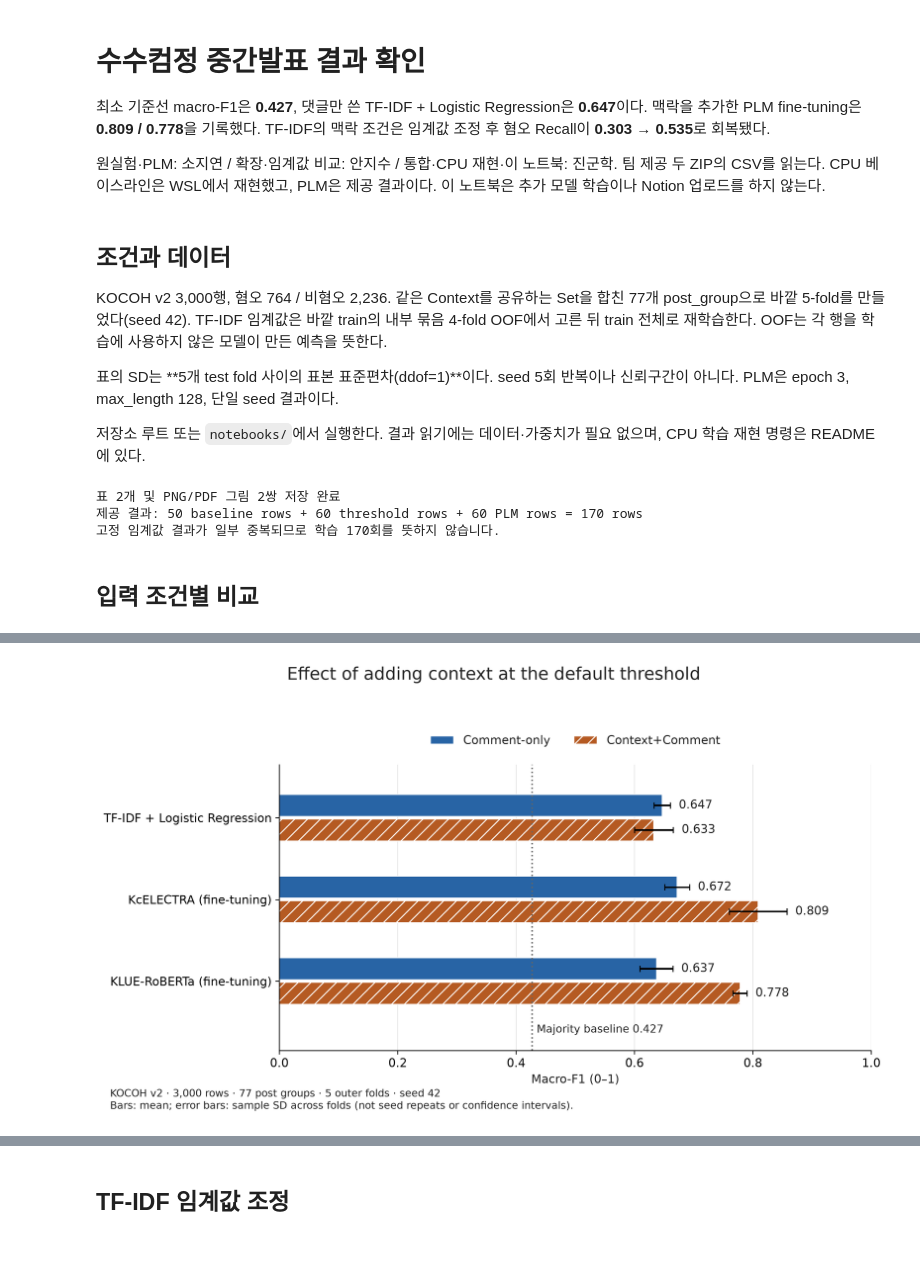
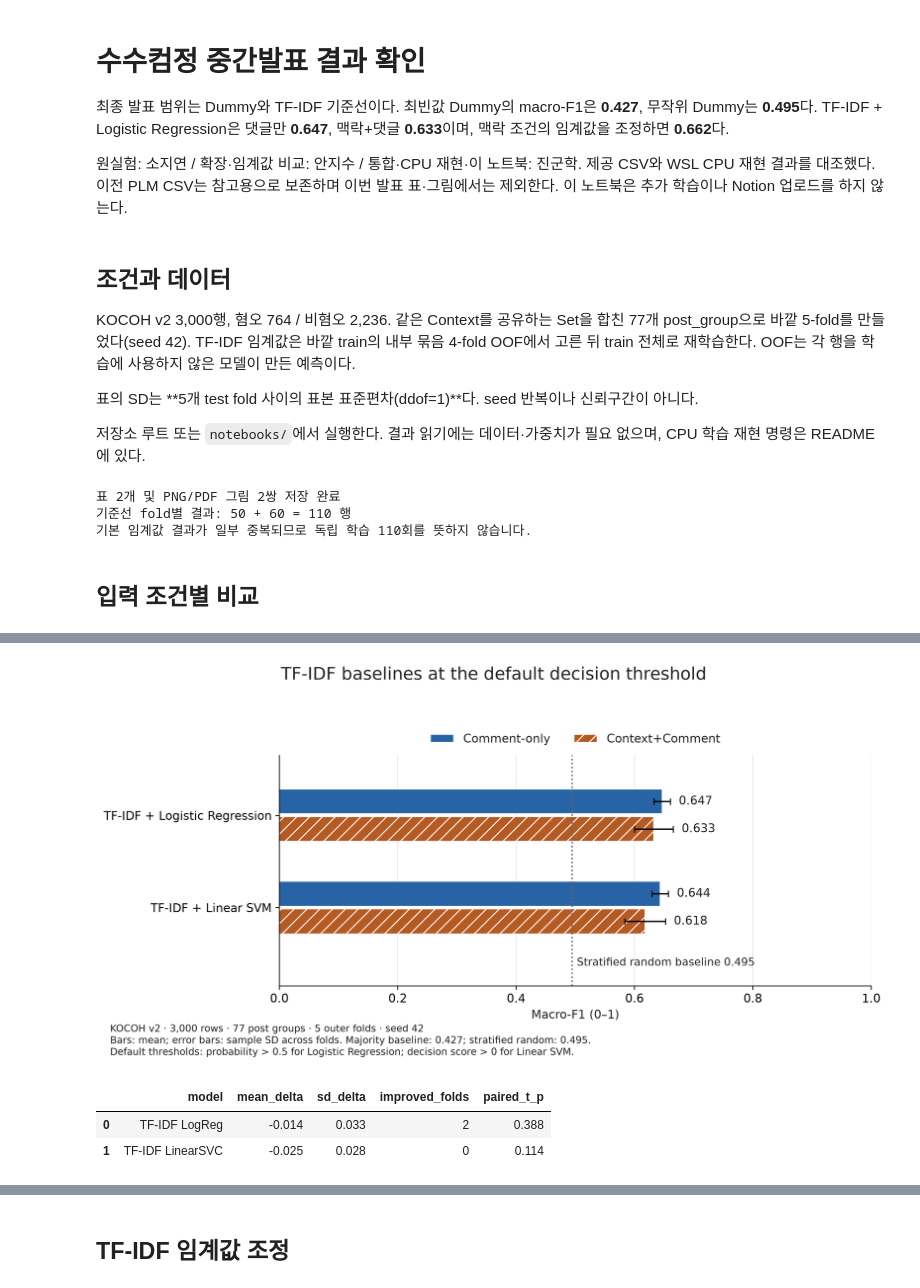
Before and after one commit to contra333/bda_teamproject, a Jupyter notebook: notebooks/w9_midterm_자동화.ipynb, the cells around one changed output, grey strips where cells are left out. Drawn from its saved outputs; the diff is of its cells as text; code cells hidden in the pictures; blank space fills up the shorter version.

```diff
--- a/notebooks/w9_midterm_자동화.ipynb
+++ b/notebooks/w9_midterm_자동화.ipynb
@@ -1,22 +1,23 @@
 # %% [markdown]
 # 수수컴정 중간발표 결과 확인
 
-최소 기준선 macro-F1은 **0.427**, 댓글만 쓴 TF-IDF + Logistic Regression은 **0.647**이다. 맥락을 추가한 PLM fine-tuning은 **0.809 / 0.778**을 기록했다. TF-IDF의 맥락 조건은 임계값 조정 후 혐오 Recall이 **0.303 → 0.535**로 회복됐다.
+최종 발표 범위는 Dummy와 TF-IDF 기준선이다. 최빈값 Dummy의 macro-F1은 **0.427**, 무작위 Dummy는 **0.495**다. TF-IDF + Logistic Regression은 댓글만 **0.647**, 맥락+댓글 **0.633**이며, 맥락 조건의 임계값을 조정하면 **0.662**다.
 
-원실험·PLM: 소지연 / 확장·임계값 비교: 안지수 / 통합·CPU 재현·이 노트북: 진군학.
-팀 제공 두 ZIP의 CSV를 읽는다. CPU 베이스라인은 WSL에서 재현했고, PLM은 제공 결과이다. 이 노트북은 추가 모델 학습이나 Notion 업로드를 하지 않는다.
+원실험: 소지연 / 확장·임계값 비교: 안지수 / 통합·CPU 재현·이 노트북: 진군학.
+제공 CSV와 WSL CPU 재현 결과를 대조했다. 이전 PLM CSV는 참고용으로 보존하며 이번 발표 표·그림에서는 제외한다. 이 노트북은 추가 학습이나 Notion 업로드를 하지 않는다.
 # %% [markdown]
 ## 조건과 데이터
 
-KOCOH v2 3,000행, 혐오 764 / 비혐오 2,236. 같은 Context를 공유하는 Set을 합친 77개 post_group으로 바깥 5-fold를 만들었다(seed 42). TF-IDF 임계값은 바깥 train의 내부 묶음 4-fold OOF에서 고른 뒤 train 전체로 재학습한다. OOF는 각 행을 학습에 사용하지 않은 모델이 만든 예측을 뜻한다.
+KOCOH v2 3,000행, 혐오 764 / 비혐오 2,236. 같은 Context를 공유하는 Set을 합친 77개 post_group으로 바깥 5-fold를 만들었다(seed 42). TF-IDF 임계값은 바깥 train의 내부 묶음 4-fold OOF에서 고른 뒤 train 전체로 재학습한다. OOF는 각 행을 학습에 사용하지 않은 모델이 만든 예측이다.
 
-표의 SD는 **5개 test fold 사이의 표본 표준편차(ddof=1)**이다. seed 5회 반복이나 신뢰구간이 아니다. PLM은 epoch 3, max_length 128, 단일 seed 결과이다.
+표의 SD는 **5개 test fold 사이의 표본 표준편차(ddof=1)**다. seed 반복이나 신뢰구간이 아니다.
 
 저장소 루트 또는 `notebooks/`에서 실행한다. 결과 읽기에는 데이터·가중치가 필요 없으며, CPU 학습 재현 명령은 README에 있다.
 # %%
 from pathlib import Path
 import sys, json
 import pandas as pd
+from scipy import stats
 from IPython.display import display, Image
 
 ROOT = Path.cwd()
@@ -26,19 +27,27 @@ assert (ROOT / 'results/midterm/provided').is_dir(), '저장소 루트 또는 no
 sys.path.insert(0, str(ROOT))
 from src.midterm.summarize import main, tables
 main()
-base, tuned, plm, summary, thresholds = tables()
-print('제공 결과:', len(base), 'baseline rows +', len(tuned), 'threshold rows +', len(plm), 'PLM rows = 170 rows')
-print('고정 임계값 결과가 일부 중복되므로 학습 170회를 뜻하지 않습니다.')
+base, tuned, summary, thresholds = tables()
+print('기준선 fold별 결과:', len(base), '+', len(tuned), '=', len(base)+len(tuned), '행')
+print('기본 임계값 결과가 일부 중복되므로 독립 학습 110회를 뜻하지 않습니다.')
 # %% [output]
 표 2개 및 PNG/PDF 그림 2쌍 저장 완료
-제공 결과: 50 baseline rows + 60 threshold rows + 60 PLM rows = 170 rows
-고정 임계값 결과가 일부 중복되므로 학습 170회를 뜻하지 않습니다.
+기준선 fold별 결과: 50 + 60 = 110 행
+기본 임계값 결과가 일부 중복되므로 독립 학습 110회를 뜻하지 않습니다.
 # %% [markdown]
 ## 입력 조건별 비교
 # %%
-selection = summary[(summary['model'].isin(['Dummy most_frequent','TF-IDF LogReg'])) | (summary['method']=='finetune')]
+selection = summary[summary['model'].isin(['Dummy most_frequent','Dummy stratified','TF-IDF LogReg','TF-IDF LinearSVC'])]
 display(selection.round(3))
 display(Image(filename=str(ROOT/'figures/midterm/01_context_comparison.png'), width=950))
+comparisons = []
+for model in ['TF-IDF LogReg', 'TF-IDF LinearSVC']:
+    paired = base[base.model == model].pivot(index='fold', columns='condition', values='macro_f1')
+    delta = paired['Context+Comment'] - paired['Comment-only']
+    comparisons.append({'model': model, 'mean_delta': delta.mean(), 'sd_delta': delta.std(ddof=1),
+                        'improved_folds': int((delta > 0).sum()),
+                        'paired_t_p': stats.ttest_rel(paired['Context+Comment'], paired['Comment-only']).pvalue})
+display(pd.DataFrame(comparisons).round(3))
 # %% [output]
 |  | model | method | condition | macro_f1_mean | macro_f1_std | recall_hate_mean | recall_hate_std |
 | 0 | Dummy most_frequent | default threshold | - | 0.427 | 0.005 | 0.000 | 0.000 |
@@ -52,2 +61,5 @@ display(Image(filename=str(ROOT/'figures/midterm/01_context_comparison.png'), wi
-[figure, old version]
+[figure, new version]
+|  | model | mean_delta | sd_delta | improved_folds | paired_t_p |
+| 0 | TF-IDF LogReg | -0.014 | 0.033 | 2 | 0.388 |
+| 1 | TF-IDF LinearSVC | -0.025 | 0.028 | 0 | 0.114 |
 # %% [markdown]
```
Also changed, not shown: parts of 4 cells of this notebook, 12 other files.
